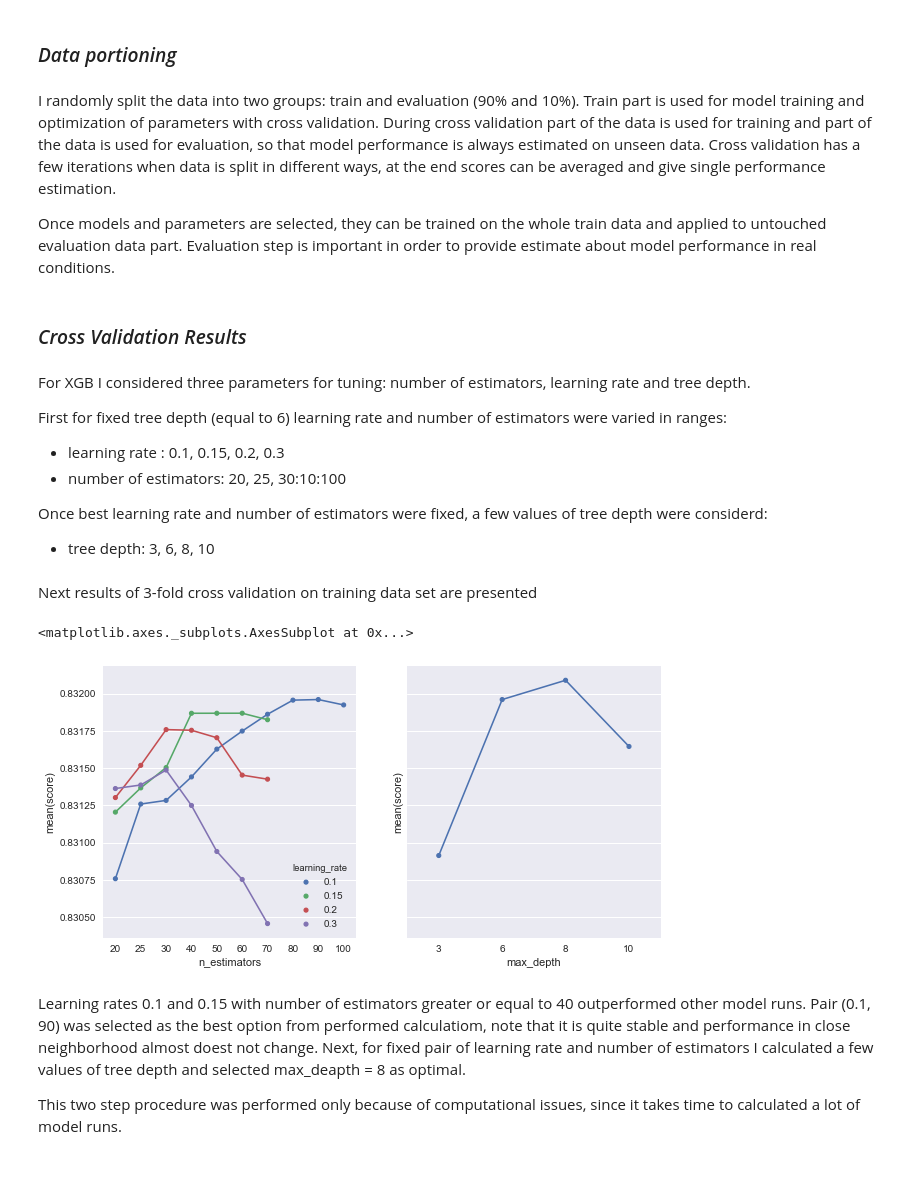
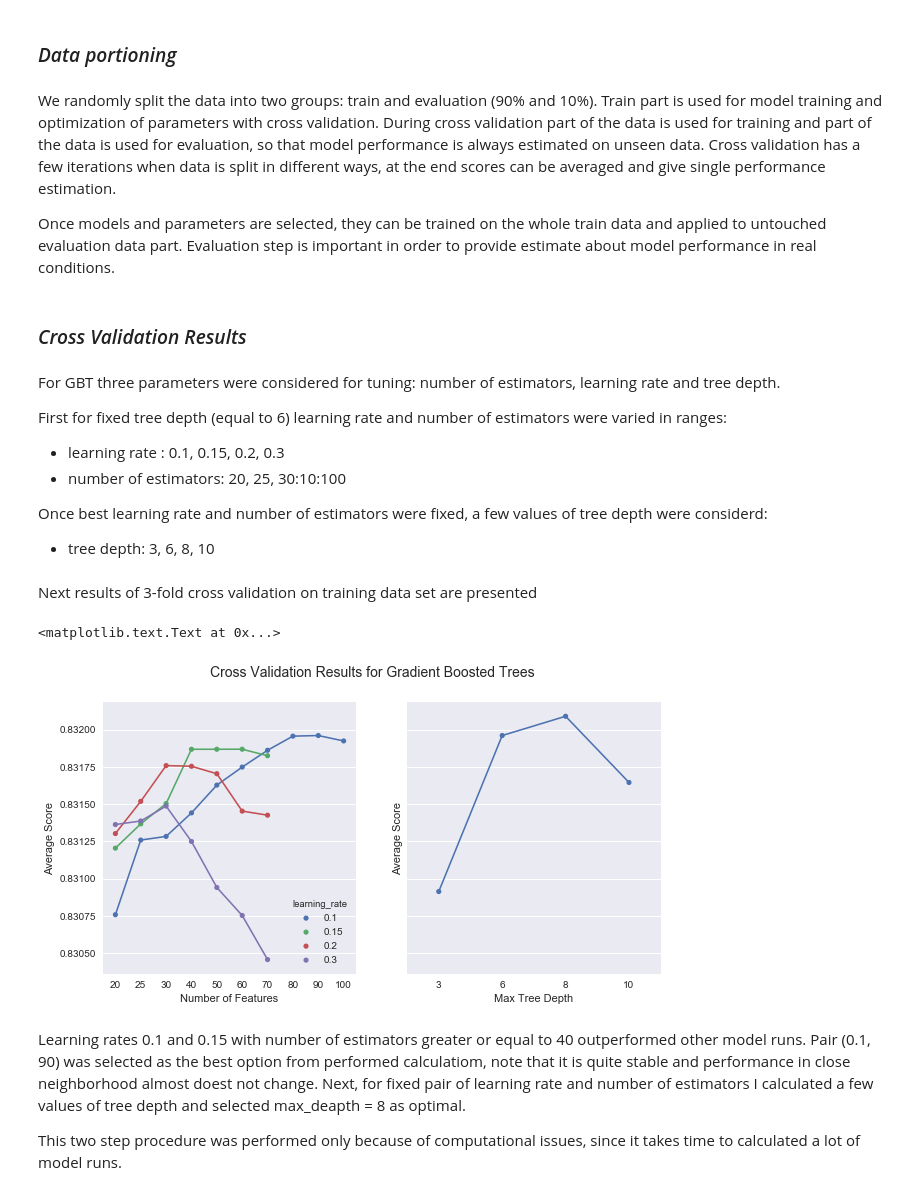
Before and after one commit to tommak/kaggleAirBnb, a Jupyter notebook: analysis/Report.ipynb, the cells around one changed output. Saved outputs shown, nothing was run; the diff lists cells and outputs as text; code cells hidden in the pictures.

```diff
--- a/analysis/Report.ipynb
+++ b/analysis/Report.ipynb
@@ -216,7 +256,7 @@ I will use Gradient Boosting Trees (GBT) and Random Forest (RF) for multiclass c
 # %% [markdown]
 ### _Data portioning_
 # %% [markdown]
-I randomly split the data into two groups: train and evaluation (90% and 10%). Train part is used for model training and optimization of parameters with cross validation. During cross validation part of the data is used for training and part of the data is used for evaluation, so that model performance is always estimated on unseen data. Cross validation has a few iterations when data is split in different ways, at the end scores can be averaged and give single performance estimation.
+We randomly split the data into two groups: train and evaluation (90% and 10%). Train part is used for model training and optimization of parameters with cross validation. During cross validation part of the data is used for training and part of the data is used for evaluation, so that model performance is always estimated on unseen data. Cross validation has a few iterations when data is split in different ways, at the end scores can be averaged and give single performance estimation.
 
 Once models and parameters are selected, they can be trained on the whole train data and applied to untouched evaluation data part. Evaluation step is important in order to provide estimate about model performance in real conditions.
 # %% [markdown]
@@ -225,7 +265,7 @@ Once models and parameters are selected, they can be trained on the whole train
 xgb_parvar = pd.read_csv("../ModelValidation/xgb_parvar_add.csv")
 rf_parvar = pd.read_csv("../ModelValidation/rf_parvar.csv")
 # %% [markdown]
-For XGB I considered three parameters for tuning: number of estimators, learning rate and tree depth.
+For GBT three parameters were considered for tuning: number of estimators, learning rate and tree depth.
 
 First for fixed tree depth (equal to 6) learning rate and number of estimators were varied in ranges:
  * learning rate : 0.1, 0.15, 0.2, 0.3
@@ -238,16 +278,22 @@ Next results of 3-fold cross validation on training data set are presented
 # %%
 fig, ax = plt.subplots(1,2, figsize=(10,5), sharey=True)
 colormap = plt.cm.gist_ncar
 plt.gca().set_color_cycle([colormap(i) for i in np.linspace(0, 0.9, 3)])
 
 sns.set_style("darkgrid")
 sns.pointplot(x="n_estimators", y="score", data=xgb_parvar[xgb_parvar.max_depth==6],
               hue="learning_rate", scale=0.5, ax=ax[0])
 sns.pointplot(x="max_depth", y="score", data=xgb_parvar[(xgb_parvar.n_estimators==90) &
                                 (xgb_parvar.learning_rate==0.1)], scale=0.5, ax=ax[1])
+
+fig.suptitle("Cross Validation Results for Gradient Boosted Trees\n", fontsize=14)
+ax[0].set_ylabel("Average Score")
+ax[0].set_xlabel("Number of Features")
+ax[1].set_ylabel("Average Score")
+ax[1].set_xlabel("Max Tree Depth")
 # %% [output]
-<matplotlib.axes._subplots.AxesSubplot at 0x...>
+<matplotlib.text.Text at 0x...>
-[figure, old version]
+[figure, new version]
 # %% [markdown]
 Learning rates 0.1 and 0.15 with number of estimators greater or equal to 40 outperformed other model runs.
 Pair (0.1, 90) was selected as the best option from performed calculatiom, note that it is quite stable and performance in close neighborhood almost doest not change. Next, for fixed pair of learning rate and number of estimators I calculated a few values of tree depth and selected max_deapth = 8 as optimal.
```
Also changed, not shown: parts of 48 cells of this notebook, 3 other files.
